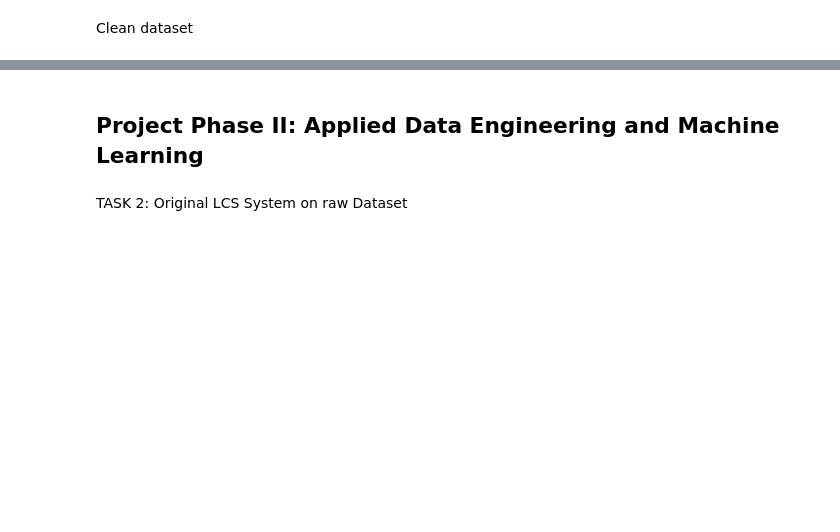
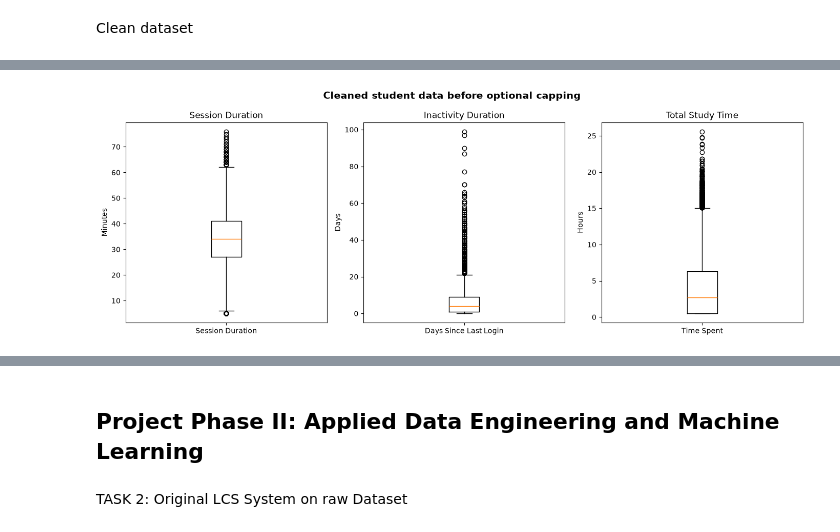
Before and after one commit to adithya-blip111/data_ai_project, a Jupyter notebook: src/data_ai_project.ipynb, the cells around one changed output, grey strips where cells are left out. Drawn from its saved outputs; the diff is of its cells as text; code cells hidden in the pictures; blank space fills up the shorter version.

```diff
--- a/src/data_ai_project.ipynb
+++ b/src/data_ai_project.ipynb
@@ -746,35 +1089,37 @@ plt.show()
 # %%
 fig, axes = plt.subplots(1, 3, figsize=(14, 5))
 
 axes[0].boxplot(
     df_etl_clean["Average_Session_Duration_Min"].dropna(),
-    labels=["Session Duration"]
+    tick_labels=["Session Duration"]
 )
 axes[0].set_title("Session Duration")
 axes[0].set_ylabel("Minutes")
 
 axes[1].boxplot(
     df_etl_clean["Days_Since_Last_Login"].dropna(),
-    labels=["Days Since Last Login"]
+    tick_labels=["Days Since Last Login"]
 )
 axes[1].set_title("Inactivity Duration")
 axes[1].set_ylabel("Days")
 
 axes[2].boxplot(
     df_etl_clean["Time_Spent_Hours"].dropna(),
-    labels=["Time Spent"]
+    tick_labels=["Time Spent"]
 )
 axes[2].set_title("Total Study Time")
 axes[2].set_ylabel("Hours")
 
 plt.suptitle(
     "Cleaned student data before optional capping",
     fontsize=14,
     weight="bold"
 )
 
 plt.tight_layout()
 plt.show()
+# %% [output]
+[figure, added]
 # %%
 df_sensitivity = df_etl_clean.copy(deep=True)
 
```
Also changed, not shown: parts of 61 cells of this notebook, 3 other files.
